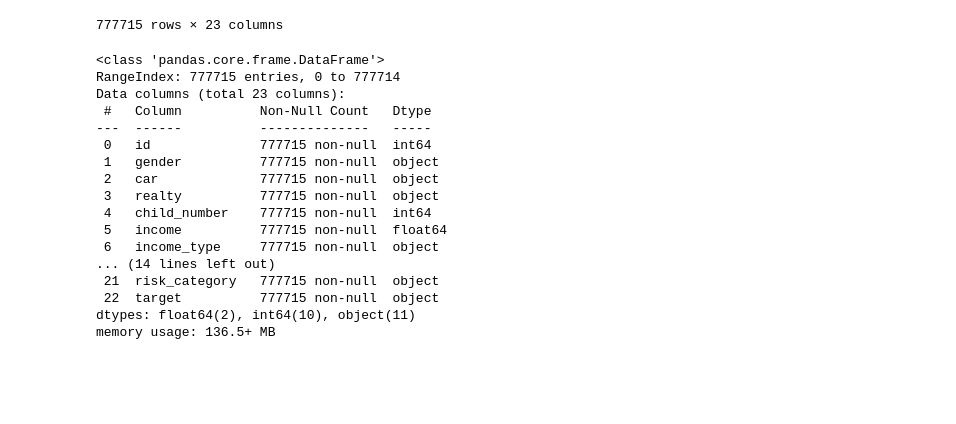
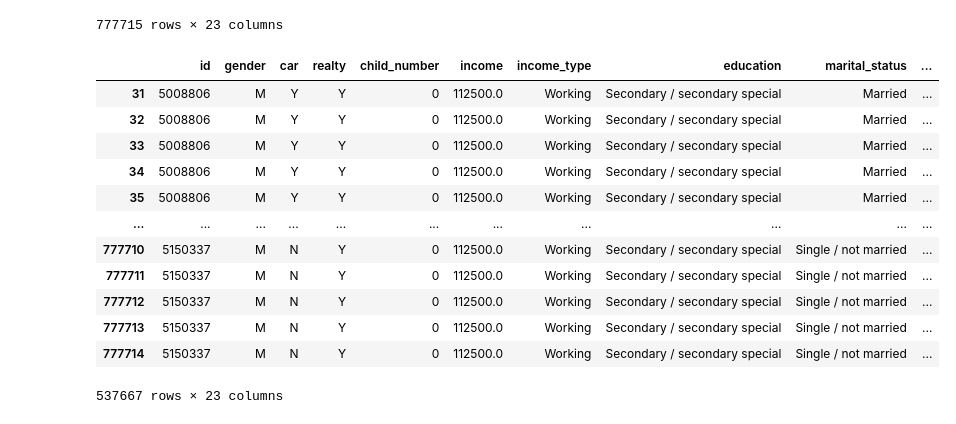
Before and after one commit to yonathanggraiwan/p2-final-project-ftds-028-hck-group-001, a Jupyter notebook: load_data_postgres.ipynb, the cells around one changed output. Drawn from its saved outputs; the diff is of its cells as text; code cells hidden in the pictures; blank space fills up the shorter version.

```diff
--- a/load_data_postgres.ipynb
+++ b/load_data_postgres.ipynb
@@ -241,23 +241,19 @@ df_new
 | 777714 | 5150337 | M | N | Y | 0 | 112500.0 | Working | Secondary / secondary special | Single / not married | ... |
 777715 rows × 23 columns
 # %%
-df_new.info()
+df_new.dropna()
 # %% [output]
+|  | id | gender | car | realty | child_number | income | income_type | education | marital_status | ... |
+| 31 | 5008806 | M | Y | Y | 0 | 112500.0 | Working | Secondary / secondary special | Married | ... |
+| 32 | 5008806 | M | Y | Y | 0 | 112500.0 | Working | Secondary / secondary special | Married | ... |
+| 33 | 5008806 | M | Y | Y | 0 | 112500.0 | Working | Secondary / secondary special | Married | ... |
+| 34 | 5008806 | M | Y | Y | 0 | 112500.0 | Working | Secondary / secondary special | Married | ... |
+| 35 | 5008806 | M | Y | Y | 0 | 112500.0 | Working | Secondary / secondary special | Married | ... |
+| ... | ... | ... | ... | ... | ... | ... | ... | ... | ... | ... |
+| 777710 | 5150337 | M | N | Y | 0 | 112500.0 | Working | Secondary / secondary special | Single / not married | ... |
+| 777711 | 5150337 | M | N | Y | 0 | 112500.0 | Working | Secondary / secondary special | Single / not married | ... |
+| 777712 | 5150337 | M | N | Y | 0 | 112500.0 | Working | Secondary / secondary special | Single / not married | ... |
+| 777713 | 5150337 | M | N | Y | 0 | 112500.0 | Working | Secondary / secondary special | Single / not married | ... |
+| 777714 | 5150337 | M | N | Y | 0 | 112500.0 | Working | Secondary / secondary special | Single / not married | ... |
-<class 'pandas.core.frame.DataFrame'>
-RangeIndex: 777715 entries, 0 to 777714
-Data columns (total 23 columns):
- #   Column          Non-Null Count   Dtype
----  ------          --------------   -----
- 0   id              777715 non-null  int64
- 1   gender          777715 non-null  object
- 2   car             777715 non-null  object
- 3   realty          777715 non-null  object
- 4   child_number    777715 non-null  int64
- 5   income          777715 non-null  float64
- 6   income_type     777715 non-null  object
-... (14 lines left out)
- 21  risk_category   777715 non-null  object
- 22  target          777715 non-null  object
-dtypes: float64(2), int64(10), object(11)
-memory usage: 136.5+ MB
+537667 rows × 23 columns
 # %%
```
Also changed, not shown: parts of 2 cells of this notebook, 1 other file.
